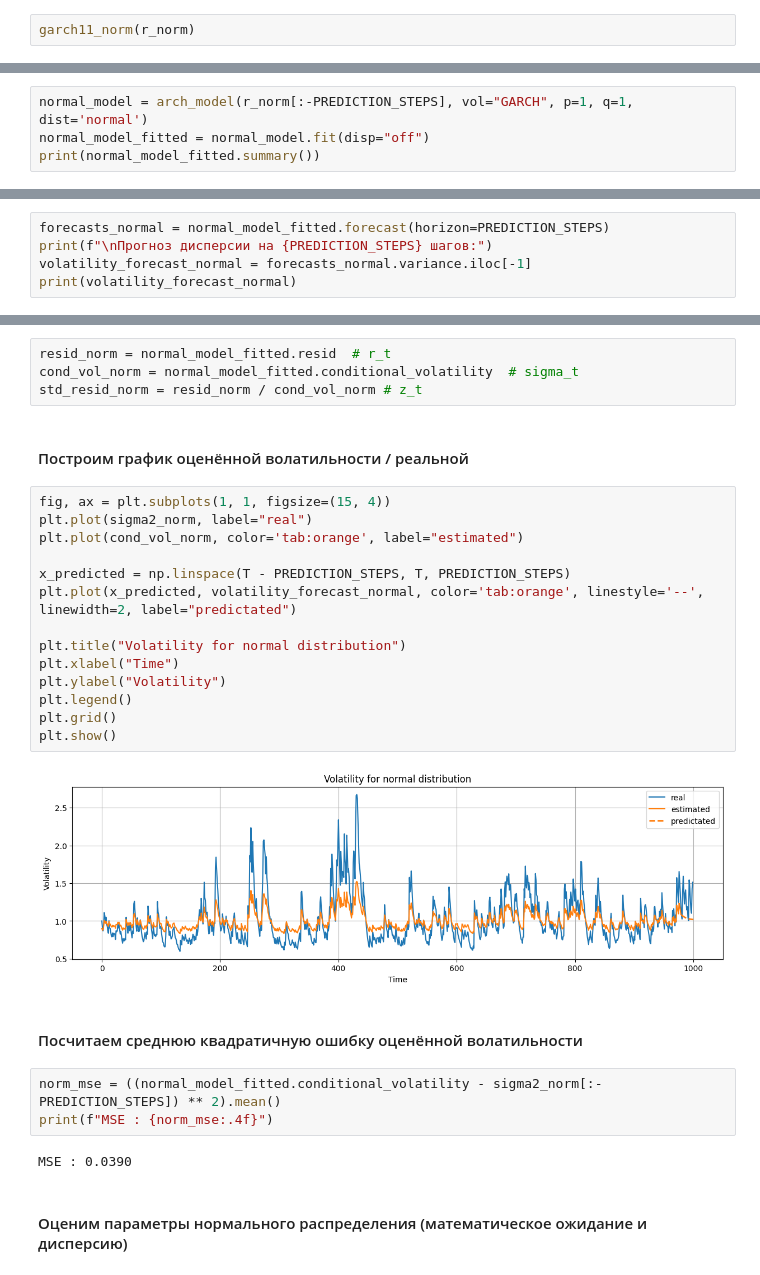
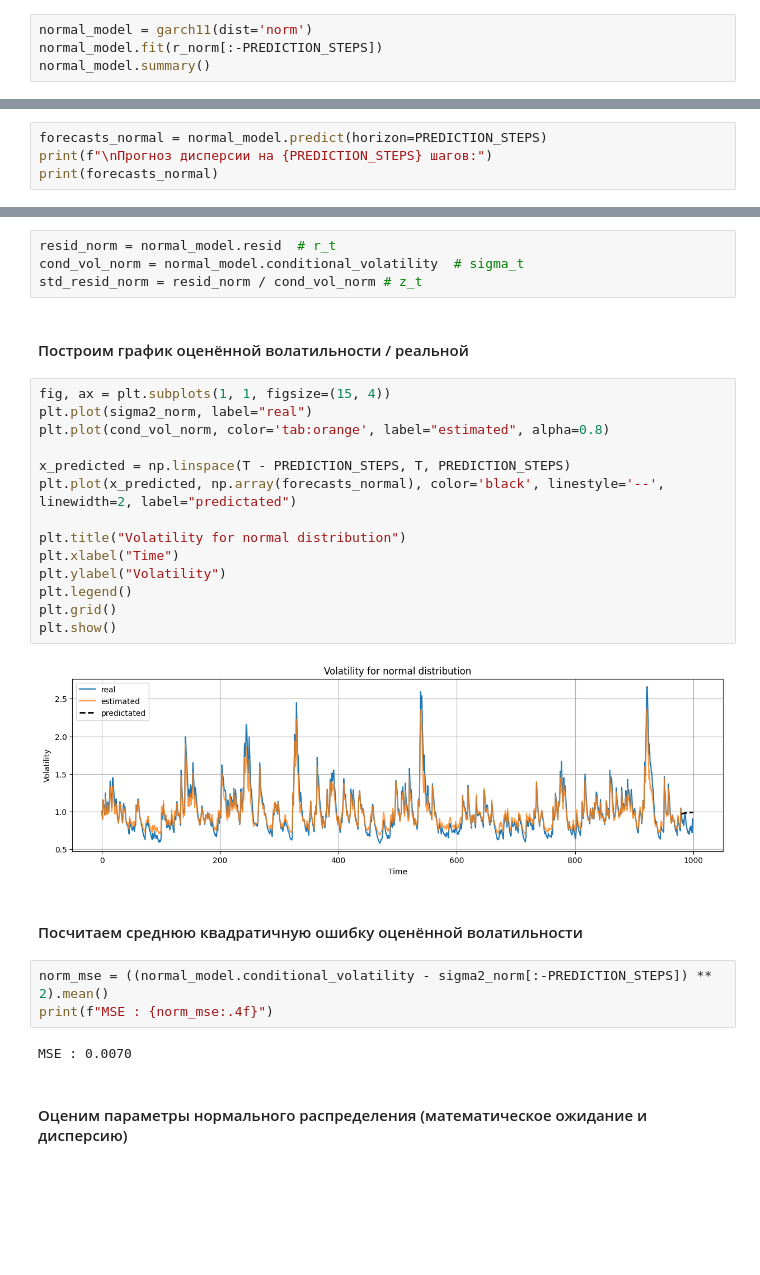
Before and after one commit to Klimentij-Kvl/famcs-archive, a Jupyter notebook: 3-year/Statistical Analysis of Time Series/lab7_kovalevskij.ipynb, the cells around one changed output, grey strips where cells are left out. Saved outputs shown, nothing was run; the diff lists cells and outputs as text; blank space fills up the shorter version.

Commit message:
Added own garch for normal distr

```diff
--- a/3-year/Statistical Analysis of Time Series/lab7_kovalevskij.ipynb
+++ b/3-year/Statistical Analysis of Time Series/lab7_kovalevskij.ipynb
@@ -211,3 +248,5 @@ plt.show()
 # %%
-garch11_norm(r_norm)
+normal_model = garch11(dist='norm')
+normal_model.fit(r_norm[:-PREDICTION_STEPS])
+normal_model.summary()
 # %% [output]
@@ -224,4 +253,0 @@ garch11_norm(r_norm)
-# %%
-normal_model = arch_model(r_norm[:-PREDICTION_STEPS], vol="GARCH", p=1, q=1, dist='normal')
-normal_model_fitted = normal_model.fit(disp="off")
-print(normal_model_fitted.summary())
@@ -246,7 +254,6 @@ Covariance estimator: robust
 # %%
-forecasts_normal = normal_model_fitted.forecast(horizon=PREDICTION_STEPS)
+forecasts_normal = normal_model.predict(horizon=PREDICTION_STEPS)
 print(f"\nПрогноз дисперсии на {PREDICTION_STEPS} шагов:")
-volatility_forecast_normal = forecasts_normal.variance.iloc[-1]
-print(volatility_forecast_normal)
+print(forecasts_normal)
 # %% [output]
 Прогноз дисперсии на 20 шагов:
@@ -269,32 +264,32 @@ Name: 979, dtype: float64
 # %%
-resid_norm = normal_model_fitted.resid  # r_t
-cond_vol_norm = normal_model_fitted.conditional_volatility  # sigma_t
+resid_norm = normal_model.resid  # r_t
+cond_vol_norm = normal_model.conditional_volatility  # sigma_t
 std_resid_norm = resid_norm / cond_vol_norm # z_t
 # %% [markdown]
 #### Построим график оценённой волатильности / реальной
 # %%
 fig, ax = plt.subplots(1, 1, figsize=(15, 4))
 plt.plot(sigma2_norm, label="real")
-plt.plot(cond_vol_norm, color='tab:orange', label="estimated")
+plt.plot(cond_vol_norm, color='tab:orange', label="estimated", alpha=0.8)
 
 x_predicted = np.linspace(T - PREDICTION_STEPS, T, PREDICTION_STEPS)
-plt.plot(x_predicted, volatility_forecast_normal, color='tab:orange', linestyle='--', linewidth=2, label="predictated")
+plt.plot(x_predicted, np.array(forecasts_normal), color='black', linestyle='--', linewidth=2, label="predictated")
 
 plt.title("Volatility for normal distribution")
 plt.xlabel("Time")
 plt.ylabel("Volatility")
 plt.legend()
 plt.grid()
 plt.show()
 # %% [output]
-[figure, old version]
+[figure, new version]
 # %% [markdown]
 #### Посчитаем среднюю квадратичную ошибку оценённой волатильности
 # %%
-norm_mse = ((normal_model_fitted.conditional_volatility - sigma2_norm[:-PREDICTION_STEPS]) ** 2).mean()
+norm_mse = ((normal_model.conditional_volatility - sigma2_norm[:-PREDICTION_STEPS]) ** 2).mean()
 print(f"MSE : {norm_mse:.4f}")
 # %% [output]
-MSE : 0.0390
+MSE : 0.0070
 # %% [markdown]
 #### Оценим параметры нормального распределения (математическое ожидание и дисперсию)
 # %%
```
Also changed, not shown: parts of 21 cells of this notebook.
